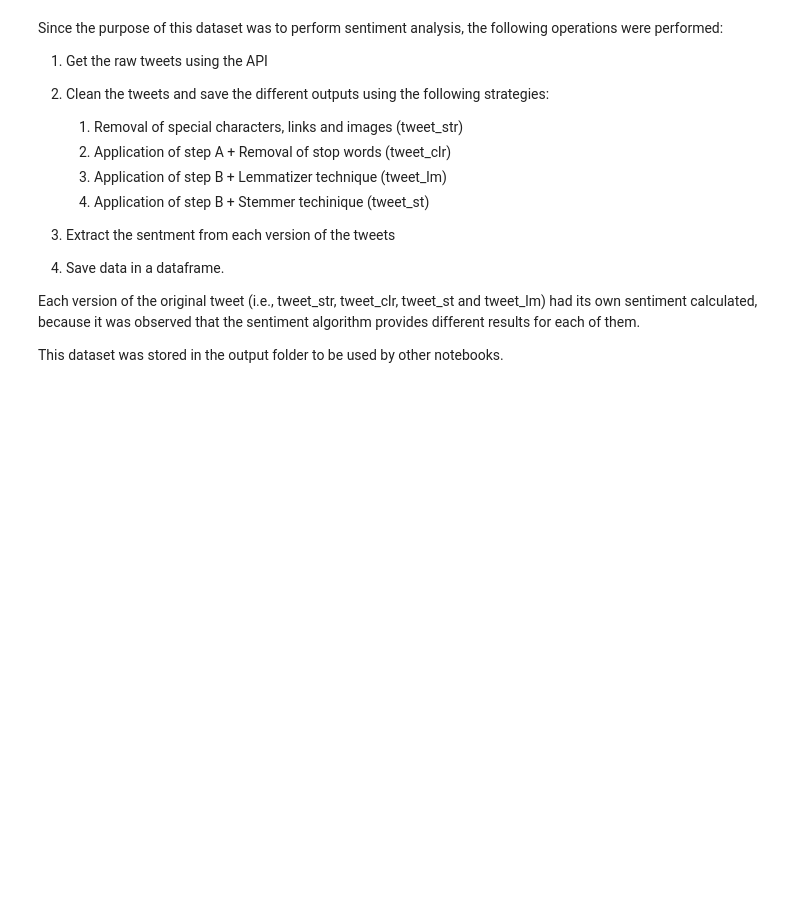
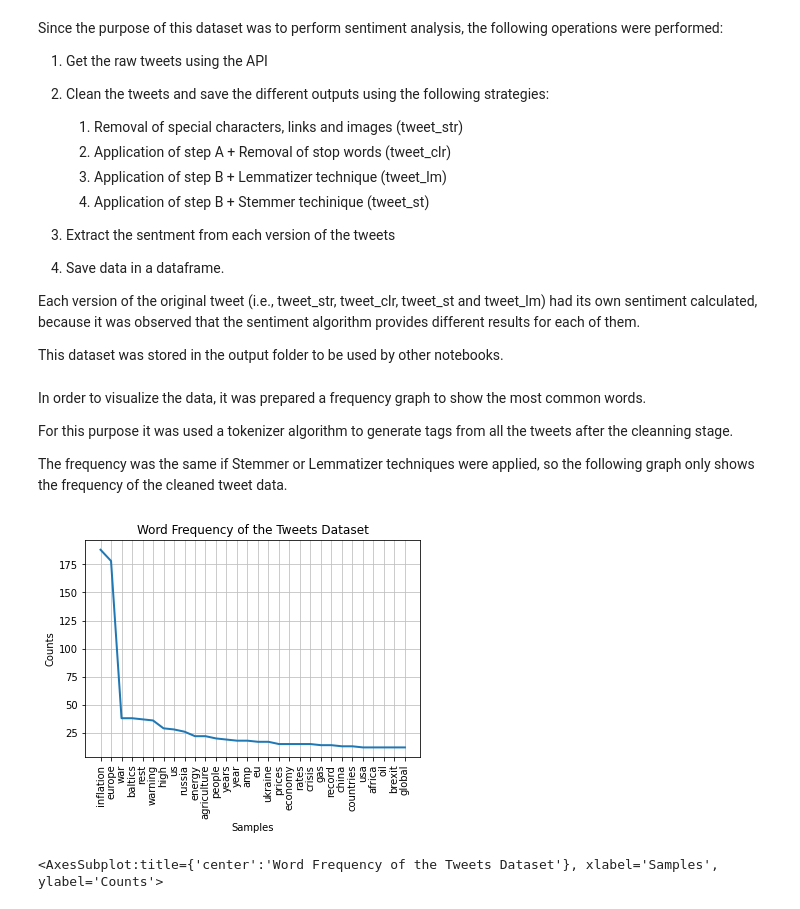
Before and after one commit to CCT-MastersDA/cct-ca2, a Jupyter notebook: jupyter/DataPrepVis.ipynb, the cells around one changed output. Drawn from its saved outputs; the diff is of its cells as text; code cells hidden in the pictures; blank space fills up the shorter version.

```diff
--- a/jupyter/DataPrepVis.ipynb
+++ b/jupyter/DataPrepVis.ipynb
@@ -722,3 +729,17 @@ This dataset was stored in the output folder to be used by other notebooks.
 # %%
 # creating a csv file in the output folder for the tweets dataset
 tweets_df.to_csv(join(DATA_PREP_FOLDER, TWEETS_DATASET), index=False)
+# %% [markdown]
+In order to visualize the data, it was prepared a frequency graph to show the most common words.
+
+For this purpose it was used a tokenizer algorithm to generate tags from all the tweets after the cleanning stage.
+
+The frequency was the same if Stemmer or Lemmatizer techniques were applied, so the following graph only shows the frequency of the cleaned tweet data.
+# %%
+# display the frequency distribution
+fdist = get_freq(tweets_df, 'tweet_clr')
+g_plot = fdist.plot(30, cumulative=False, title='Word Frequency of the Tweets Dataset')
+g_plot
+# %% [output]
+[figure, added]
+<AxesSubplot:title={'center':'Word Frequency of the Tweets Dataset'}, xlabel='Samples', ylabel='Counts'>
```
Also changed, not shown: parts of 15 cells of this notebook, 32 other files.
